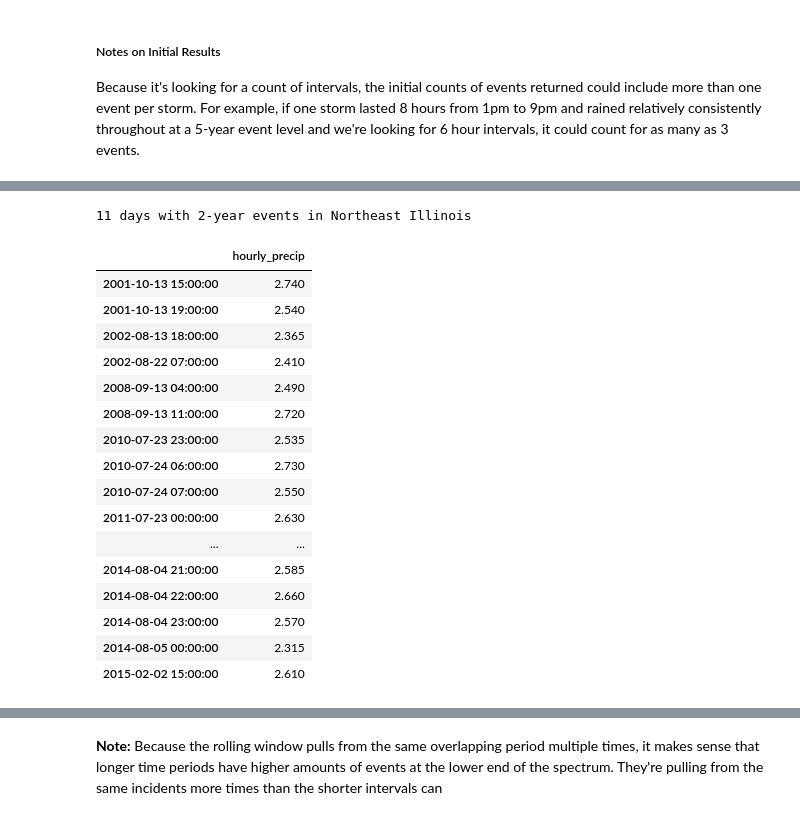
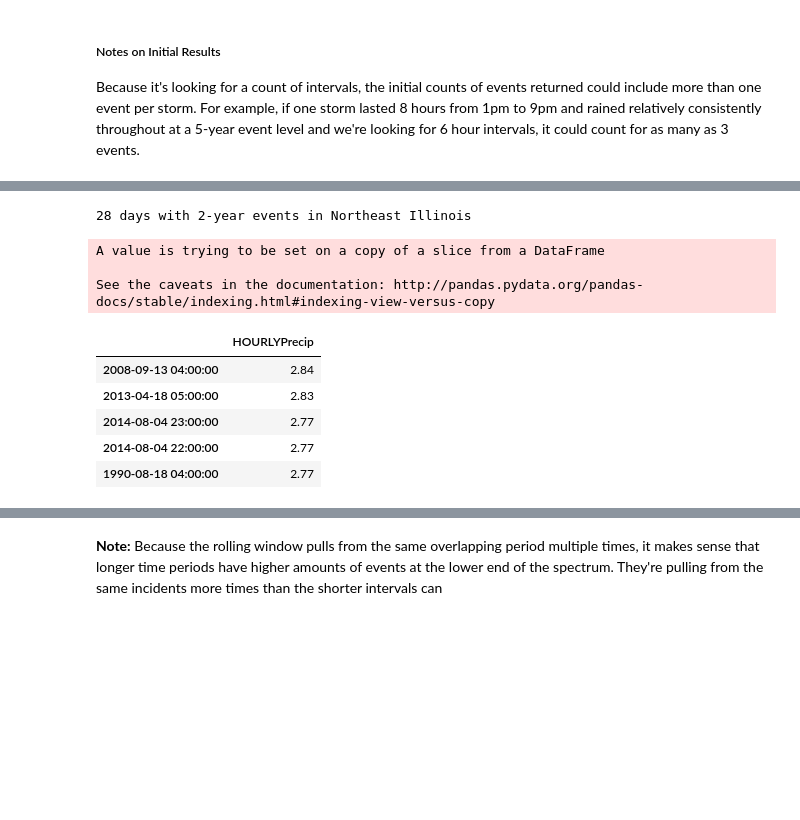
Before and after one commit to NORCatUofC/rain, a Jupyter notebook: n-year/notebooks/Rolling Rain N-Year Threshold.ipynb, the cells around one changed output, grey strips where cells are left out. Cells and saved outputs as stored; diff of their text form; code cells hidden in the pictures; blank space fills up the shorter version.

```diff
--- a/n-year/notebooks/Rolling Rain N-Year Threshold.ipynb
+++ b/n-year/notebooks/Rolling Rain N-Year Threshold.ipynb
@@ -9,9 +9,9 @@ import seaborn as sns
 # %%
 # Loading in hourly rain data from CSV, parsing the timestamp, and adding it as an index so it's more useful
 
-rain_df = pd.read_csv('data/ohare_hourly_observations.csv')
-rain_df['datetime'] = pd.to_datetime(rain_df['datetime'])
-rain_df = rain_df.set_index(pd.DatetimeIndex(rain_df['datetime']))
+rain_df = pd.read_csv('data/ohare_full_precip_hourly.csv')
+rain_df['DATE'] = pd.to_datetime(rain_df['DATE'])
+rain_df = rain_df.set_index(pd.DatetimeIndex(rain_df['DATE']))
 print(rain_df.dtypes)
 rain_df.head()
 # %% [output]
@@ -41,0 +49,3 @@ dtype: object
+# %%
+rain_df = rain_df['1970-09-01':]
+rain_df.head()
@@ -44,7 +61,7 @@ dtype: object
 # every 15 minutes) is the total precipitation since the hour began
 # Description: http://www1.ncdc.noaa.gov/pub/data/cdo/documentation/LCD_documentation.pdf
 
-chi_rain_series = rain_df['hourly_precip'].resample('1H').max()
+chi_rain_series = rain_df['HOURLYPrecip'].resample('1H').max()
 print(chi_rain_series.count())
 chi_rain_series.head()
 # %% [output]
@@ -139,27 +150,20 @@ roll_6_1yr
 # %%
 # Many of these are from the same days, but over slightly different intervals as mentioned before
-roll_6_2yr = roll_6[(roll_6['hourly_precip'] >= 2.28) & (roll_6['hourly_precip'] < 2.85)]
+roll_6_2yr = roll_6[(roll_6['HOURLYPrecip'] >= 2.28) & (roll_6['HOURLYPrecip'] < 2.85)]
 print('{} days with 2-year events in Northeast Illinois'.format(len(roll_6_2yr.groupby(roll_6_2yr.index.date))))
-roll_6_2yr
+roll_6_2yr.sort_values(by=['HOURLYPrecip'], ascending=False, inplace=True)
+roll_6_2yr.head()
 # %% [output]
-11 days with 2-year events in Northeast Illinois
+28 days with 2-year events in Northeast Illinois
+A value is trying to be set on a copy of a slice from a DataFrame
+
+See the caveats in the documentation: http://pandas.pydata.org/pandas-docs/stable/indexing.html#indexing-view-versus-copy
-|  | hourly_precip |
-| 2001-10-13 15:00:00 | 2.740 |
-| 2001-10-13 19:00:00 | 2.540 |
-| 2002-08-13 18:00:00 | 2.365 |
-| 2002-08-22 07:00:00 | 2.410 |
-| 2008-09-13 04:00:00 | 2.490 |
-| 2008-09-13 11:00:00 | 2.720 |
-| 2010-07-23 23:00:00 | 2.535 |
-| 2010-07-24 06:00:00 | 2.730 |
-| 2010-07-24 07:00:00 | 2.550 |
-| 2011-07-23 00:00:00 | 2.630 |
-| ... | ... |
-| 2014-08-04 21:00:00 | 2.585 |
-| 2014-08-04 22:00:00 | 2.660 |
-| 2014-08-04 23:00:00 | 2.570 |
-| 2014-08-05 00:00:00 | 2.315 |
-| 2015-02-02 15:00:00 | 2.610 |
+|  | HOURLYPrecip |
+| 2008-09-13 04:00:00 | 2.84 |
+| 2013-04-18 05:00:00 | 2.83 |
+| 2014-08-04 23:00:00 | 2.77 |
+| 2014-08-04 22:00:00 | 2.77 |
+| 1990-08-18 04:00:00 | 2.77 |
 # %%
 # Helper function taking the series, window, and list of cutoffs to make this quicker, returns the subset
 def rolling_results(rain_series, window, rain_cutoffs):
```
Also changed, not shown: parts of 16 cells of this notebook, 1 other file.
